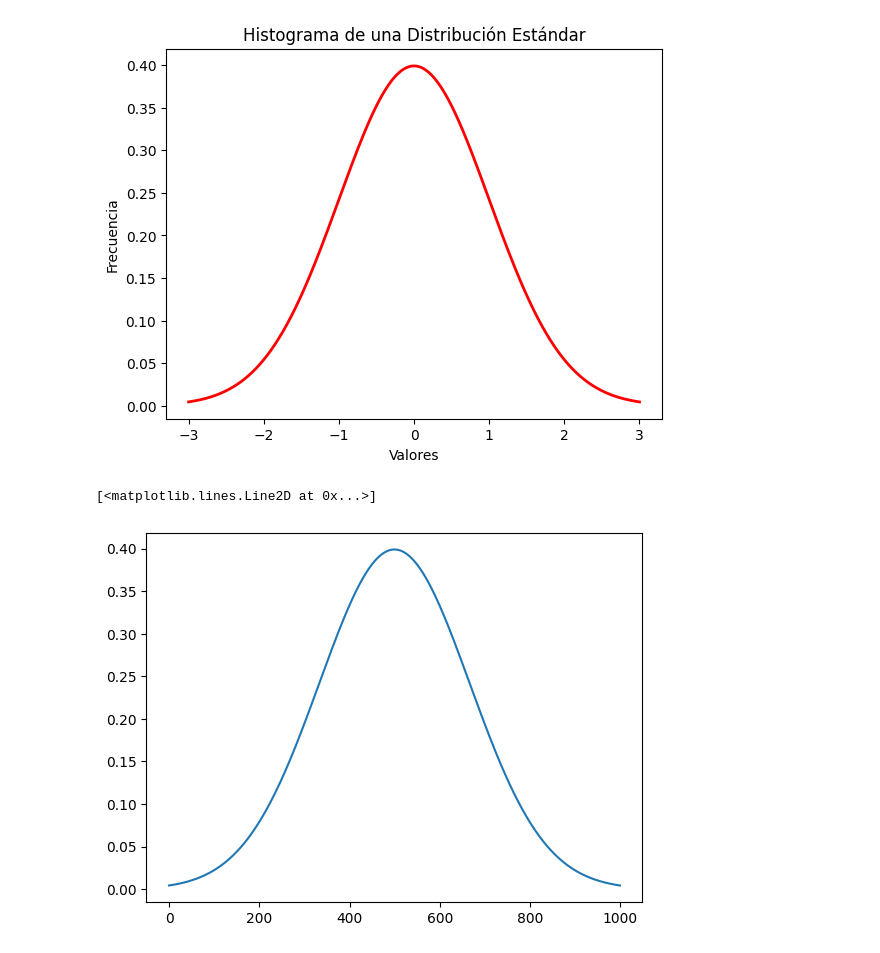
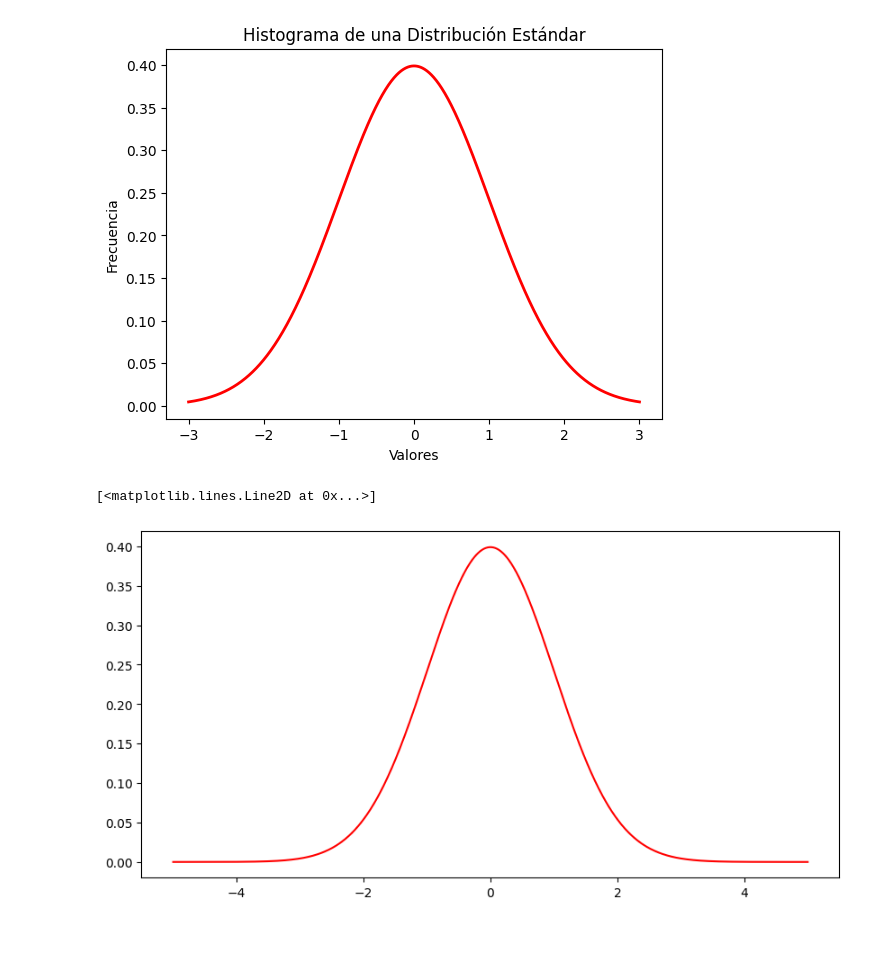
Before and after one commit to 4GeeksAcademy/probability-distribution-exercises-project-with-python_, a Jupyter notebook: notebook/problems.ipynb, the cells around one changed output. Cells and saved outputs as stored; diff of their text form; code cells hidden in the pictures.

```diff
--- a/notebook/problems.ipynb
+++ b/notebook/problems.ipynb
@@ -107,31 +107,37 @@ plt.title('Histograma de una Distribución Estándar')
 plt.show()
 # %% [output]
 [figure]
+# %%
+from scipy.stats import norm
+data = np.linspace(-5, 5, 1000)
+pdf = norm.pdf(data)
+
+plt.figure(figsize = (10, 5))
+plt.plot(data, pdf, "r-")
+# %% [output]
+[<matplotlib.lines.Line2D at 0x...>]
+[figure, added]
 # %%
 import scipy.stats as stats
 
-def normal_dist (x, media, desviación):
+def normal_dist (x, media = 0, desviación = 1):
 
-    pdf_fnc = stats.norm.pdf(x, media, desviación)
-    return pdf
+    pdf_fnc = stats.norm.pdf(x, media = media, desviación = desviación)
+    return pdf_fnc
 
 
-def normal_dist_c (x, media, desviación):
+def normal_dist_c (x, media = 0, desviación = 1):
 
-    cdf_fnc = stats.norm.cdf(x, media, desviación)
-    return cdf
+    cdf_fnc = stats.norm.cdf(x, media = media, desviación = desviación)
+    return cdf_fnc
 
 
-def normal_dist_p (x, media, desviación):
+def normal_dist_p (x, media = 0, desviación = 1):
 
-    ppf_fnc = stats.norm.ppf(x, media, desviación)
-    return ppf
+    ppf_fnc = stats.norm.ppf(x, media = media, desviación = desviación)
+    return ppf_fnc
 
-space = np.linspace(-5,5,1000)
+def normal_dist_r (x, media = 0, desviación = 1):
 
-grafico = normal_dist(space, 1, 0)
-
-plt.plot(grafico)
+    rvs_fnc = stats.norm.rvs(x, media = media, desviación = desviación)
+    return rvs_fnc
-# %% [output]
-[<matplotlib.lines.Line2D at 0x...>]
-[figure, removed]
```
Also changed, not shown: parts of 4 cells of this notebook.
